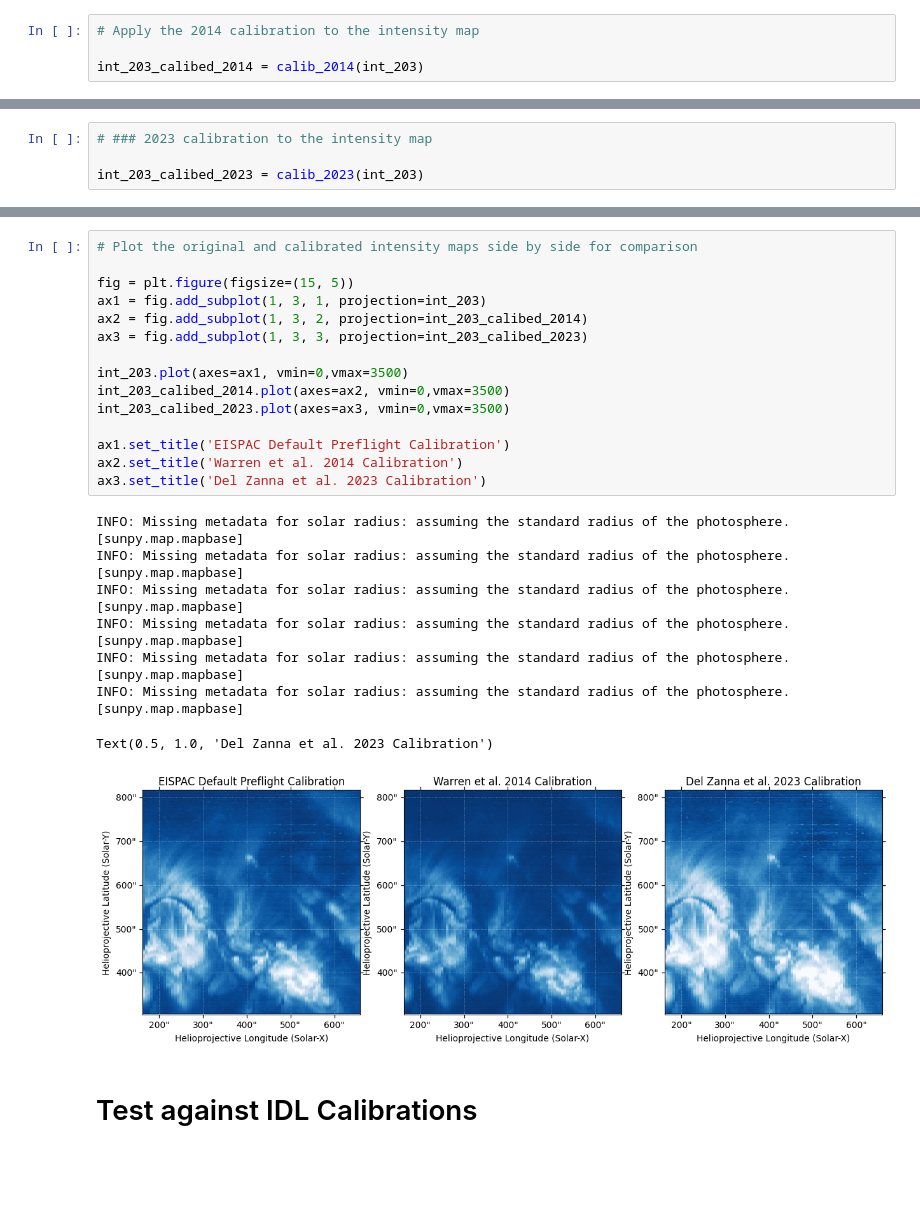
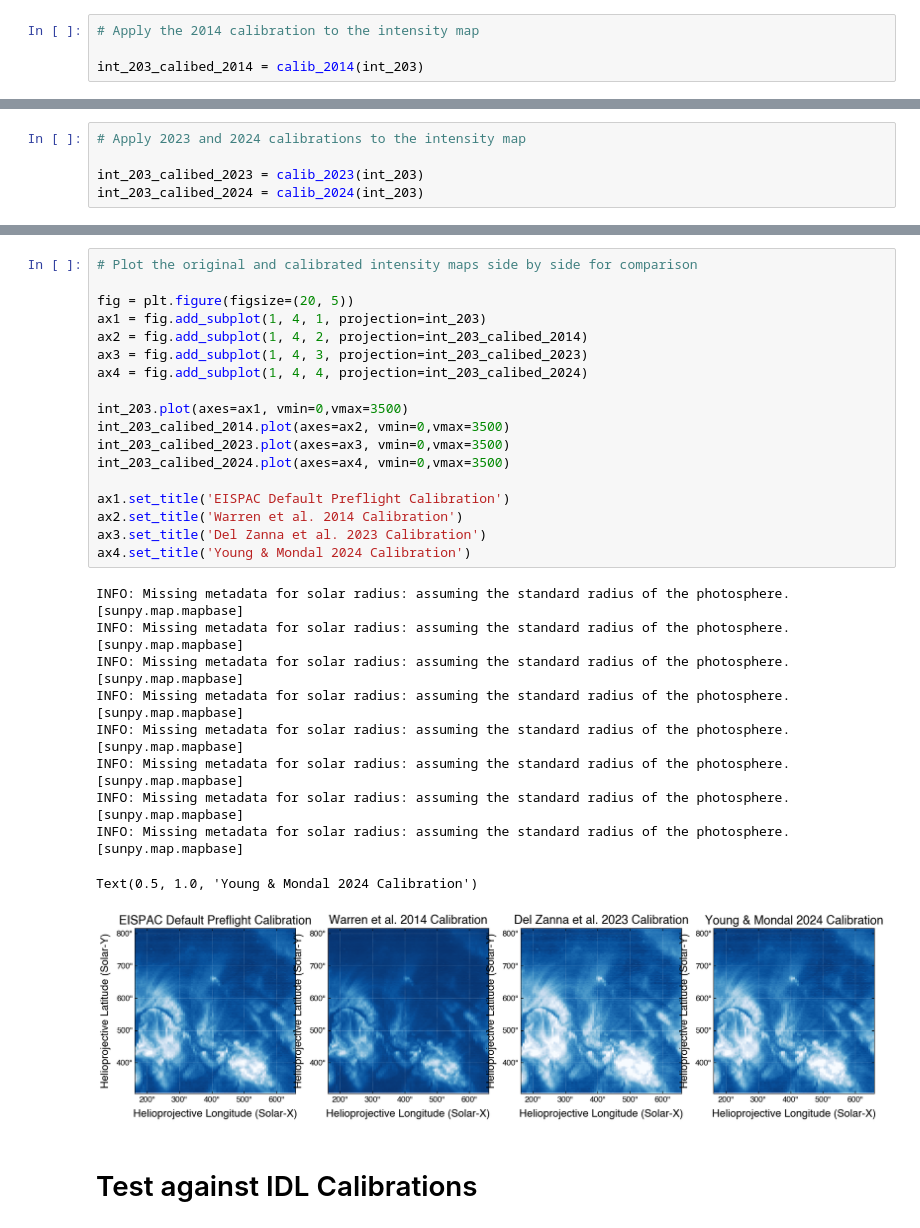
Before and after one commit to andyto1234/EISPAC-Tutorial___Calibrations, a Jupyter notebook: Tutorial__Calibrating_EIS_Data.ipynb, the cells around one changed output, grey strips where cells are left out. Cells and saved outputs as stored; diff of their text form; blank space fills up the shorter version.

Commit message:
Add Young Mondal 2024 EIS calibration

```diff
--- a/Tutorial__Calibrating_EIS_Data.ipynb
+++ b/Tutorial__Calibrating_EIS_Data.ipynb
@@ -115,6 +241,7 @@ int_203_calibed_2014 = calib_2014(int_203)
 # %%
-# ### 2023 calibration to the intensity map
+# Apply 2023 and 2024 calibrations to the intensity map
 
 int_203_calibed_2023 = calib_2023(int_203)
+int_203_calibed_2024 = calib_2024(int_203)
 # %% [output]
 WARNING: Selected date is after the last calibrated date on b'2022-04-01T12:00:00.000'. Returning last fit calibration
@@ -121,27 +249,32 @@ WARNING: Selected date is after the last calibrated date on b'2022-04-01T12:00:0
 # %%
 # Plot the original and calibrated intensity maps side by side for comparison
 
-fig = plt.figure(figsize=(15, 5))
-ax1 = fig.add_subplot(1, 3, 1, projection=int_203)
-ax2 = fig.add_subplot(1, 3, 2, projection=int_203_calibed_2014)
-ax3 = fig.add_subplot(1, 3, 3, projection=int_203_calibed_2023)
+fig = plt.figure(figsize=(20, 5))
+ax1 = fig.add_subplot(1, 4, 1, projection=int_203)
+ax2 = fig.add_subplot(1, 4, 2, projection=int_203_calibed_2014)
+ax3 = fig.add_subplot(1, 4, 3, projection=int_203_calibed_2023)
+ax4 = fig.add_subplot(1, 4, 4, projection=int_203_calibed_2024)
 
 int_203.plot(axes=ax1, vmin=0,vmax=3500)
 int_203_calibed_2014.plot(axes=ax2, vmin=0,vmax=3500)
 int_203_calibed_2023.plot(axes=ax3, vmin=0,vmax=3500)
+int_203_calibed_2024.plot(axes=ax4, vmin=0,vmax=3500)
 
 ax1.set_title('EISPAC Default Preflight Calibration')
 ax2.set_title('Warren et al. 2014 Calibration')
 ax3.set_title('Del Zanna et al. 2023 Calibration')
+ax4.set_title('Young & Mondal 2024 Calibration')
 # %% [output]
 INFO: Missing metadata for solar radius: assuming the standard radius of the photosphere. [sunpy.map.mapbase]
 INFO: Missing metadata for solar radius: assuming the standard radius of the photosphere. [sunpy.map.mapbase]
 INFO: Missing metadata for solar radius: assuming the standard radius of the photosphere. [sunpy.map.mapbase]
 INFO: Missing metadata for solar radius: assuming the standard radius of the photosphere. [sunpy.map.mapbase]
 INFO: Missing metadata for solar radius: assuming the standard radius of the photosphere. [sunpy.map.mapbase]
 INFO: Missing metadata for solar radius: assuming the standard radius of the photosphere. [sunpy.map.mapbase]
+INFO: Missing metadata for solar radius: assuming the standard radius of the photosphere. [sunpy.map.mapbase]
+INFO: Missing metadata for solar radius: assuming the standard radius of the photosphere. [sunpy.map.mapbase]
-Text(0.5, 1.0, 'Del Zanna et al. 2023 Calibration')
+Text(0.5, 1.0, 'Young & Mondal 2024 Calibration')
-[figure, old version]
+[figure, new version]
 # %% [markdown]
 # Test against IDL Calibrations
 # %% [markdown]
```
Also changed, not shown: parts of 16 cells of this notebook, 7 other files.
